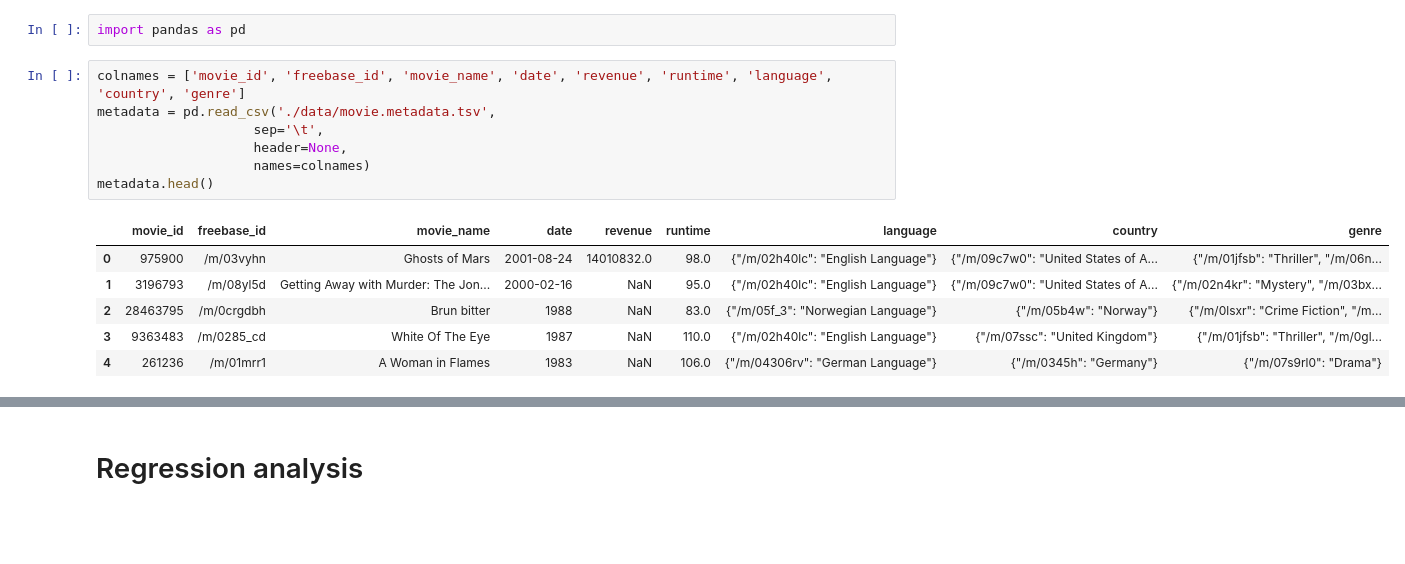
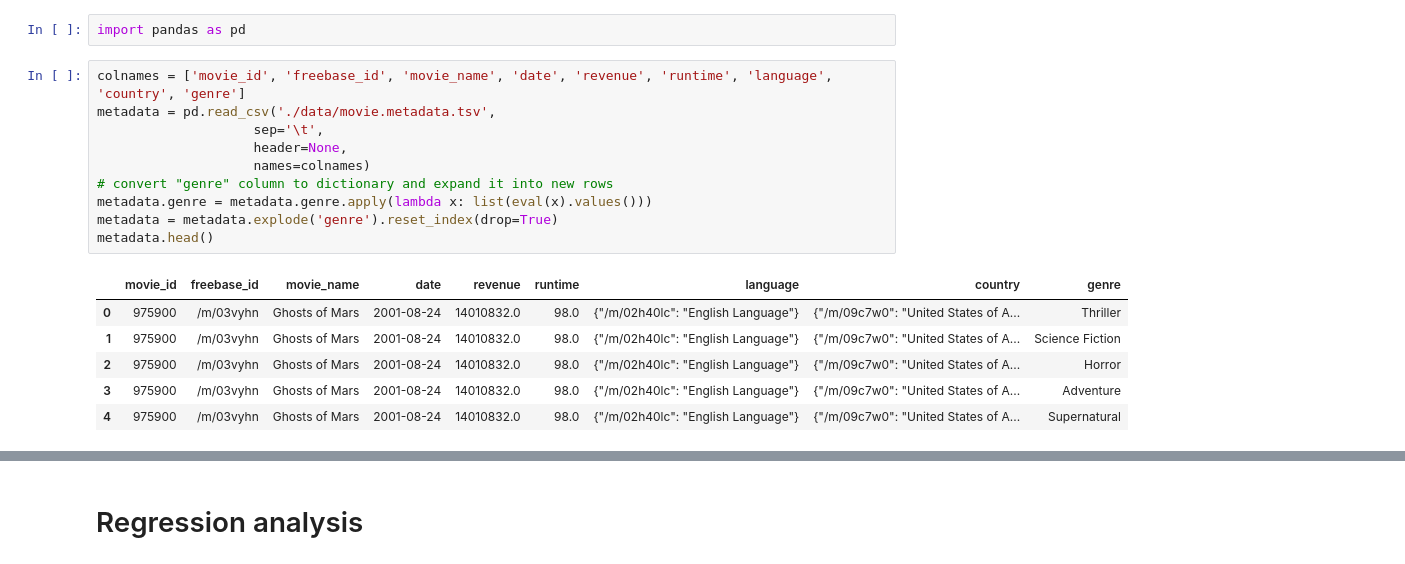
Before and after one commit to epfl-ada/ada-2023-project-badafixm01, a Jupyter notebook: p2_regression.ipynb, the cells around one changed output, grey strips where cells are left out. Cells and saved outputs as stored; diff of their text form; blank space fills up the shorter version.

```diff
--- a/p2_regression.ipynb
+++ b/p2_regression.ipynb
@@ -77,17 +77,20 @@ import pandas as pd
 # %%
 colnames = ['movie_id', 'freebase_id', 'movie_name', 'date', 'revenue', 'runtime', 'language', 'country', 'genre']
 metadata = pd.read_csv('./data/movie.metadata.tsv',
                     sep='\t',
                     header=None,
                     names=colnames)
+# convert "genre" column to dictionary and expand it into new rows
+metadata.genre = metadata.genre.apply(lambda x: list(eval(x).values()))
+metadata = metadata.explode('genre').reset_index(drop=True)
 metadata.head()
 # %% [output]
 |  | movie_id | freebase_id | movie_name | date | revenue | runtime | language | country | genre |
-| 0 | 975900 | /m/03vyhn | Ghosts of Mars | 2001-08-24 | 14010832.0 | 98.0 | {"/m/02h40lc": "English Language"} | {"/m/09c7w0": "United States of A... | {"/m/01jfsb": "Thriller", "/m/06n... |
-| 1 | 3196793 | /m/08yl5d | Getting Away with Murder: The Jon... | 2000-02-16 | NaN | 95.0 | {"/m/02h40lc": "English Language"} | {"/m/09c7w0": "United States of A... | {"/m/02n4kr": "Mystery", "/m/03bx... |
-| 2 | 28463795 | /m/0crgdbh | Brun bitter | 1988 | NaN | 83.0 | {"/m/05f_3": "Norwegian Language"} | {"/m/05b4w": "Norway"} | {"/m/0lsxr": "Crime Fiction", "/m... |
-| 3 | 9363483 | /m/0285_cd | White Of The Eye | 1987 | NaN | 110.0 | {"/m/02h40lc": "English Language"} | {"/m/07ssc": "United Kingdom"} | {"/m/01jfsb": "Thriller", "/m/0gl... |
-| 4 | 261236 | /m/01mrr1 | A Woman in Flames | 1983 | NaN | 106.0 | {"/m/04306rv": "German Language"} | {"/m/0345h": "Germany"} | {"/m/07s9rl0": "Drama"} |
+| 0 | 975900 | /m/03vyhn | Ghosts of Mars | 2001-08-24 | 14010832.0 | 98.0 | {"/m/02h40lc": "English Language"} | {"/m/09c7w0": "United States of A... | Thriller |
+| 1 | 975900 | /m/03vyhn | Ghosts of Mars | 2001-08-24 | 14010832.0 | 98.0 | {"/m/02h40lc": "English Language"} | {"/m/09c7w0": "United States of A... | Science Fiction |
+| 2 | 975900 | /m/03vyhn | Ghosts of Mars | 2001-08-24 | 14010832.0 | 98.0 | {"/m/02h40lc": "English Language"} | {"/m/09c7w0": "United States of A... | Horror |
+| 3 | 975900 | /m/03vyhn | Ghosts of Mars | 2001-08-24 | 14010832.0 | 98.0 | {"/m/02h40lc": "English Language"} | {"/m/09c7w0": "United States of A... | Adventure |
+| 4 | 975900 | /m/03vyhn | Ghosts of Mars | 2001-08-24 | 14010832.0 | 98.0 | {"/m/02h40lc": "English Language"} | {"/m/09c7w0": "United States of A... | Supernatural |
 # %%
 summary = pd.read_csv("./generated/summaries.csv")
 summary_metadata = summary.merge(metadata, on="movie_id", how="inner")
```
Also changed, not shown: parts of 21 cells of this notebook.
